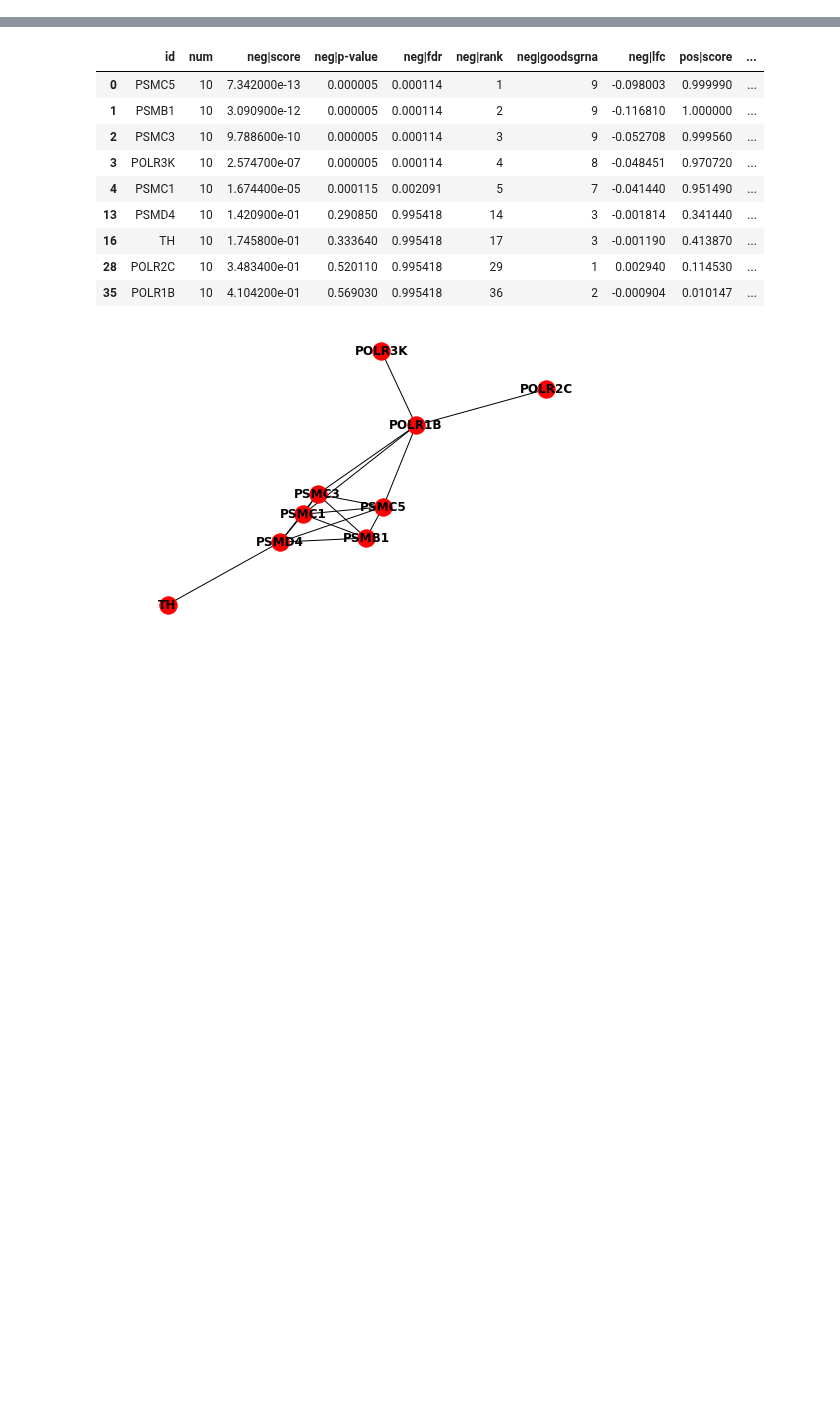
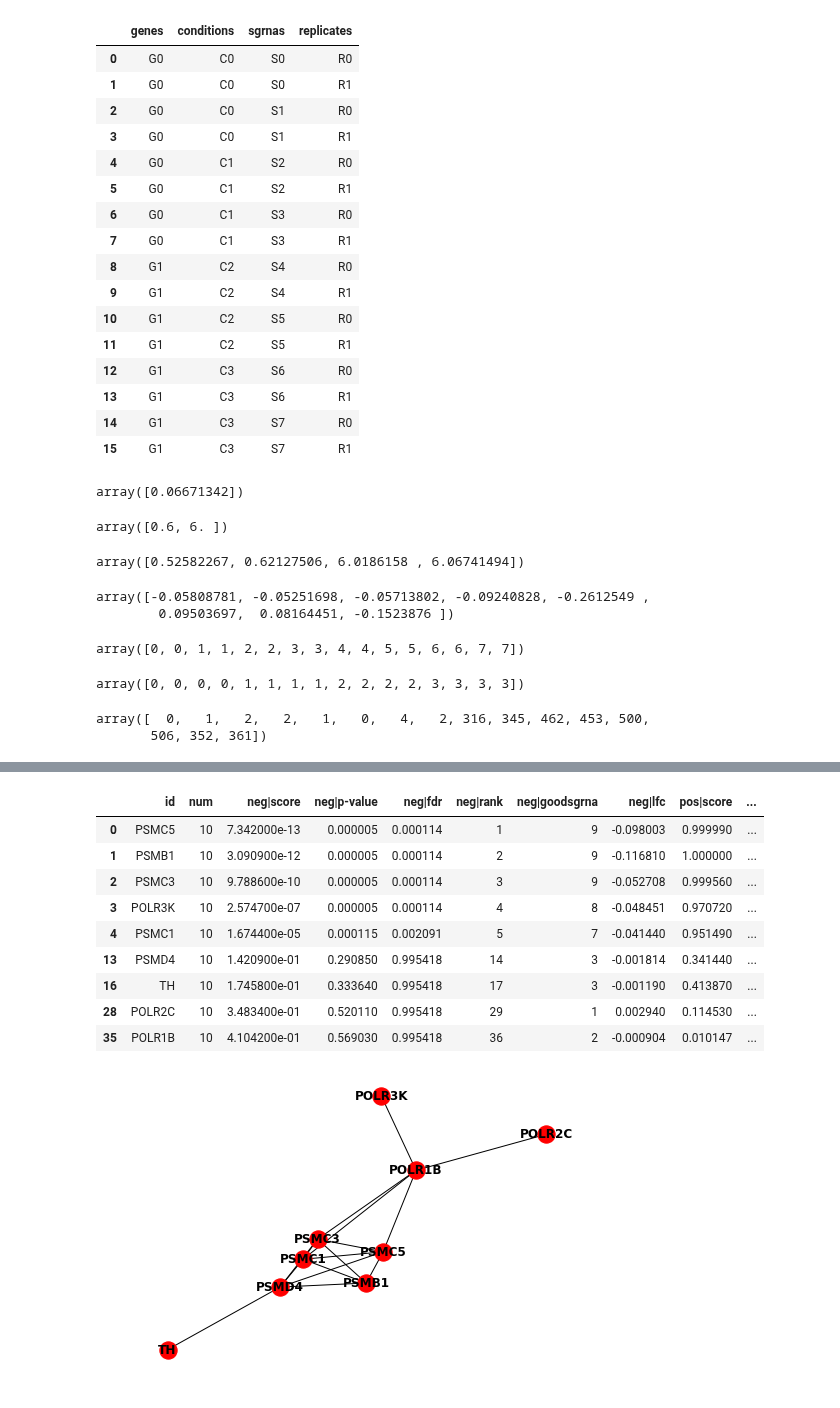
Before and after one commit to cbg-ethz/shm, a Jupyter notebook: analysis/04-hierarchical_gp.ipynb, the cells around one changed output, grey strips where cells are left out. Cells and saved outputs as stored; diff of their text form; code cells hidden in the pictures; blank space fills up the shorter version.

```diff
--- a/analysis/04-custom_distributions.ipynb
+++ b/analysis/04-hierarchical_gp.ipynb
@@ -14,0 +25,78 @@ import theano.tensor as tt
+# %%
+conditions = ["C" + str(i) for i in range(2)]
+genes = ["G" + str(i) for i in range(2)]
+sgrnas = ["S" + str(i) for i in range(2)]
+replicates = ["R" + str(i) for i in range(2)]
+# %%
+combinations = [(g, c, s, r) \
+     for g in genes for c in conditions \
+     for s in sgrnas for r in replicates]
+# %%
+count_table = pd.DataFrame(
+    combinations,
+    columns=["genes", "conditions", "sgrnas", "replicates"])
+# %%
+sgrna_ids = np.repeat(["S" + str(i) for i in range(len(genes) * len(conditions) * len(sgrnas))], 2)
+condition_ids = np.repeat(["C" + str(i) for i in range(len(genes) * len(conditions))], 4)
+count_table.sgrnas = sgrna_ids
+count_table.conditions = condition_ids
+# %%
+count_table
+# %% [output]
+|  | genes | conditions | sgrnas | replicates |
+| 0 | G0 | C0 | S0 | R0 |
+| 1 | G0 | C0 | S0 | R1 |
+| 2 | G0 | C0 | S1 | R0 |
+| 3 | G0 | C0 | S1 | R1 |
+| 4 | G0 | C1 | S2 | R0 |
+| 5 | G0 | C1 | S2 | R1 |
+| 6 | G0 | C1 | S3 | R0 |
+| 7 | G0 | C1 | S3 | R1 |
+| 8 | G1 | C2 | S4 | R0 |
+| 9 | G1 | C2 | S4 | R1 |
+| 10 | G1 | C2 | S5 | R0 |
+| 11 | G1 | C2 | S5 | R1 |
+| 12 | G1 | C3 | S6 | R0 |
+| 13 | G1 | C3 | S6 | R1 |
+| 14 | G1 | C3 | S7 | R0 |
+| 15 | G1 | C3 | S7 | R1 |
+# %%
+tau_true = sp.stats.halfcauchy.rvs(0, .1, size=1)
+tau_true
+# %% [output]
+array([0.06671342])
+# %%
+gamma_true = sp.array([.6, 6])
+gamma_true
+# %% [output]
+array([0.6, 6. ])
+# %%
+beta_true = sp.stats.norm.rvs(
+    np.repeat(gamma_true, len(conditions)), tau_true)
+beta_true
+# %% [output]
+array([0.52582267, 0.62127506, 6.0186158 , 6.06741494])
+# %%
+l_true = sp.stats.norm.rvs(0, .1, size= len(conditions) * len(genes) * len(sgrnas))
+l_true
+# %% [output]
+array([-0.05808781, -0.05251698, -0.05713802, -0.09240828, -0.2612549 ,
+        0.09503697,  0.08164451, -0.1523876 ])
+# %%
+l_idx = np.repeat(range(len(l_true)), len(replicates))
+l_idx
+# %% [output]
+array([0, 0, 1, 1, 2, 2, 3, 3, 4, 4, 5, 5, 6, 6, 7, 7])
+# %%
+beta_idx = np.repeat(range(len(beta_true)),
+                     len(sgrnas) * len(replicates))
+beta_idx
+# %% [output]
+array([0, 0, 0, 0, 1, 1, 1, 1, 2, 2, 2, 2, 3, 3, 3, 3])
+# %%
+counts = sp.stats.poisson.rvs(
+    np.exp(beta_true[beta_idx] + l_true[l_idx]))
+counts
+# %% [output]
+array([  0,   1,   2,   2,   1,   0,   4,   2, 316, 345, 462, 453, 500,
+       506, 352, 361])
```
Also changed, not shown: parts of 16 cells of this notebook.
